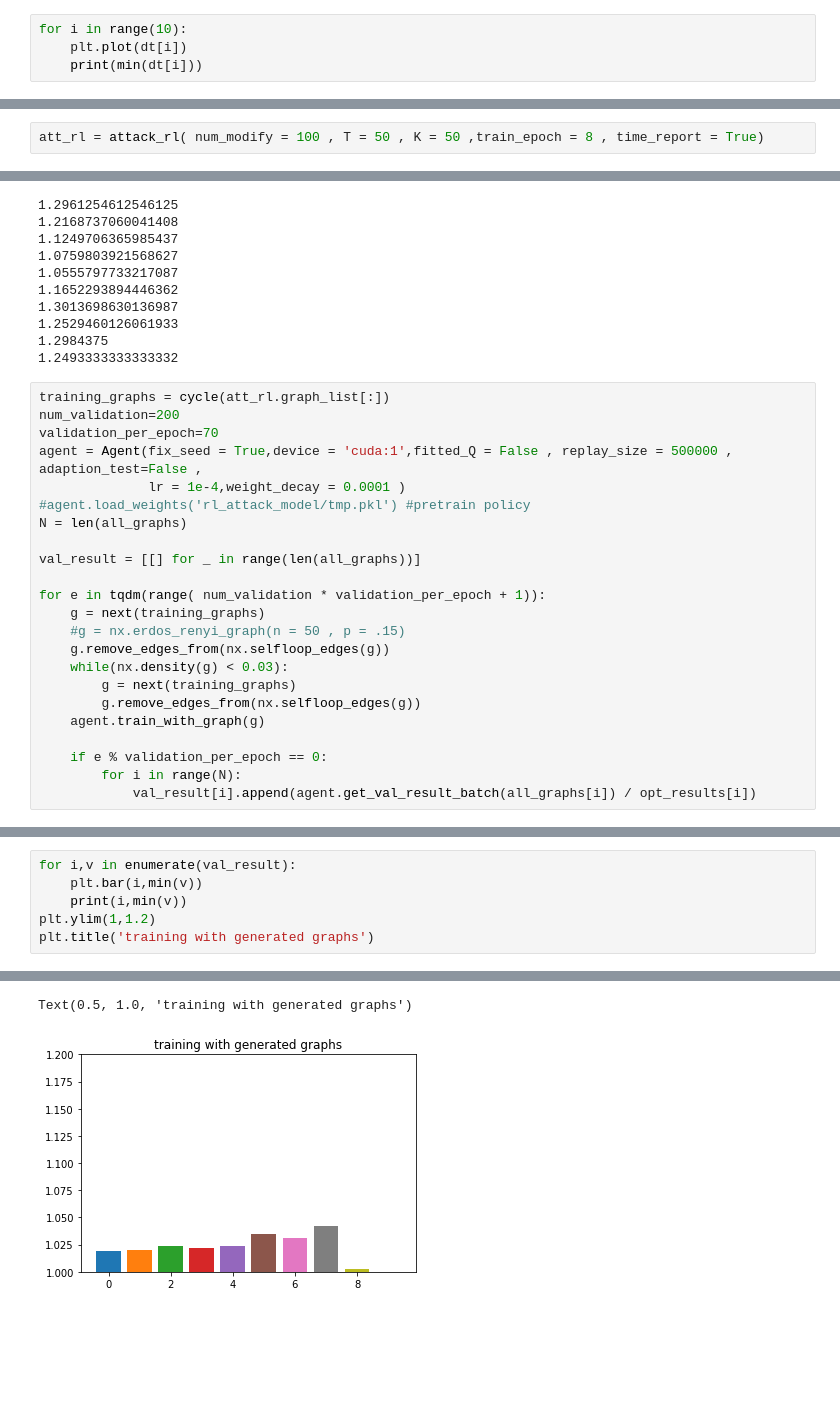
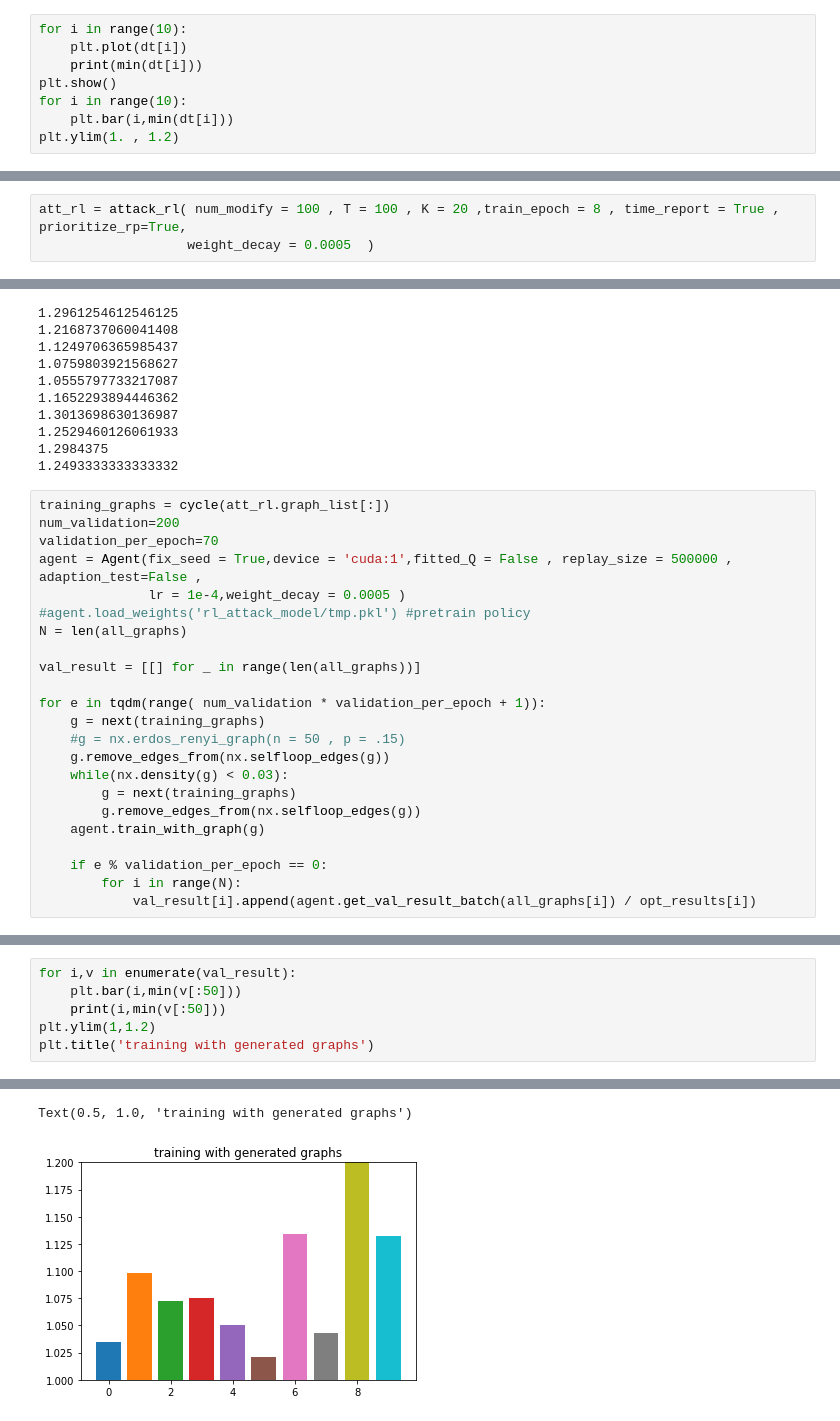
Before and after one commit to Nacujachu/Graph-generation-for-RL, a Jupyter notebook: loss_eval_test-rl.ipynb, the cells around one changed output, grey strips where cells are left out. Saved outputs shown, nothing was run; the diff lists cells and outputs as text; blank space fills up the shorter version.

```diff
--- a/loss_eval_test-rl.ipynb
+++ b/loss_eval_test-rl.ipynb
@@ -43,4 +43,8 @@ for i,v in enumerate(att_rl.val_history):
 for i in range(10):
     plt.plot(dt[i])
     print(min(dt[i]))
+plt.show()
+for i in range(10):
+    plt.bar(i,min(dt[i]))
+plt.ylim(1. , 1.2)
 # %% [output]
@@ -61,4 +64,5 @@ for i in range(10):
 # %%
-att_rl = attack_rl( num_modify = 100 , T = 50 , K = 50 ,train_epoch = 8 , time_report = True)
+att_rl = attack_rl( num_modify = 100 , T = 100 , K = 20 ,train_epoch = 8 , time_report = True , prioritize_rp=True,
+                   weight_decay = 0.0005  )
 # %% [output]
 seed fixed
@@ -211,7 +214,7 @@ training_graphs = cycle(att_rl.graph_list[:])
 num_validation=200
 validation_per_epoch=70
 agent = Agent(fix_seed = True,device = 'cuda:1',fitted_Q = False , replay_size = 500000 , adaption_test=False ,
-              lr = 1e-4,weight_decay = 0.0001 )
+              lr = 1e-4,weight_decay = 0.0005 )
 #agent.load_weights('rl_attack_model/tmp.pkl') #pretrain policy
 N = len(all_graphs)
 
@@ -233,8 +236,8 @@ for e in tqdm(range( num_validation * validation_per_epoch + 1)):
 [interactive output not drawn]
 # %%
 for i,v in enumerate(val_result):
-    plt.bar(i,min(v))
-    print(i,min(v))
+    plt.bar(i,min(v[:50]))
+    print(i,min(v[:50]))
 plt.ylim(1,1.2)
 plt.title('training with generated graphs')
 # %% [output]
@@ -251,3 +254,3 @@ plt.title('training with generated graphs')
 Text(0.5, 1.0, 'training with generated graphs')
-[figure, old version]
+[figure, new version]
 # %%
```
Also changed, not shown: parts of 13 cells of this notebook, 2 other files.
